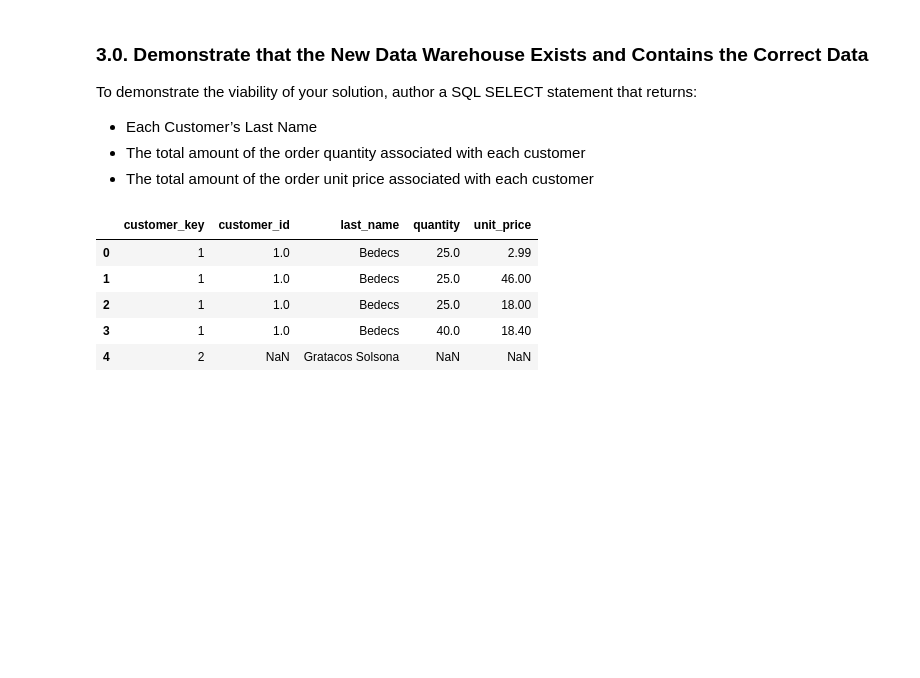
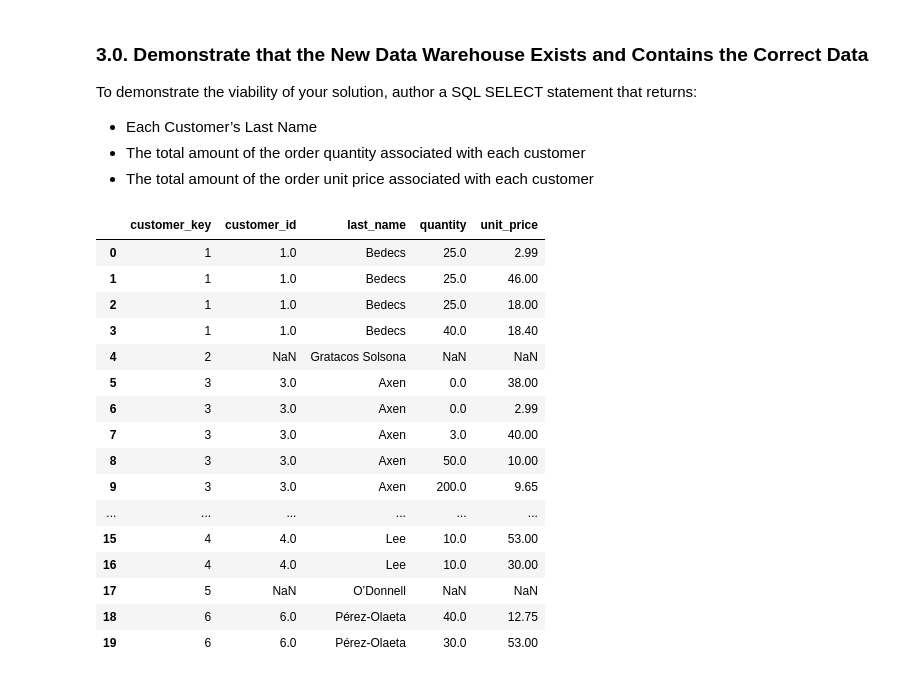
Before and after one commit to wloving77/ds2002, a Jupyter notebook: 02-Python/Lab-03-Python-Extract-Transform-Load.ipynb, the cells around one changed output. Cells and saved outputs as stored; diff of their text form; code cells hidden in the pictures; blank space fills up the shorter version.

```diff
--- a/02-Python/Lab-03-Python-Extract-Transform-Load.ipynb
+++ b/02-Python/Lab-03-Python-Extract-Transform-Load.ipynb
@@ -282,11 +280,22 @@ sql_query = "SELECT dim_customers.customer_key, fact_orders.customer_id, dim_cus
 # %%
 df_test = get_dataframe(user_id, pwd, host_name, src_dbname, text(sql_query))
 # %%
-df_test.head()
+df_test.head(20)
 # %% [output]
 |  | customer_key | customer_id | last_name | quantity | unit_price |
 | 0 | 1 | 1.0 | Bedecs | 25.0 | 2.99 |
 | 1 | 1 | 1.0 | Bedecs | 25.0 | 46.00 |
 | 2 | 1 | 1.0 | Bedecs | 25.0 | 18.00 |
 | 3 | 1 | 1.0 | Bedecs | 40.0 | 18.40 |
 | 4 | 2 | NaN | Gratacos Solsona | NaN | NaN |
+| 5 | 3 | 3.0 | Axen | 0.0 | 38.00 |
+| 6 | 3 | 3.0 | Axen | 0.0 | 2.99 |
+| 7 | 3 | 3.0 | Axen | 3.0 | 40.00 |
+| 8 | 3 | 3.0 | Axen | 50.0 | 10.00 |
+| 9 | 3 | 3.0 | Axen | 200.0 | 9.65 |
+| ... | ... | ... | ... | ... | ... |
+| 15 | 4 | 4.0 | Lee | 10.0 | 53.00 |
+| 16 | 4 | 4.0 | Lee | 10.0 | 30.00 |
+| 17 | 5 | NaN | O’Donnell | NaN | NaN |
+| 18 | 6 | 6.0 | Pérez-Olaeta | 40.0 | 12.75 |
+| 19 | 6 | 6.0 | Pérez-Olaeta | 30.0 | 53.00 |
```
Also changed, not shown: parts of 1 cell of this notebook.
